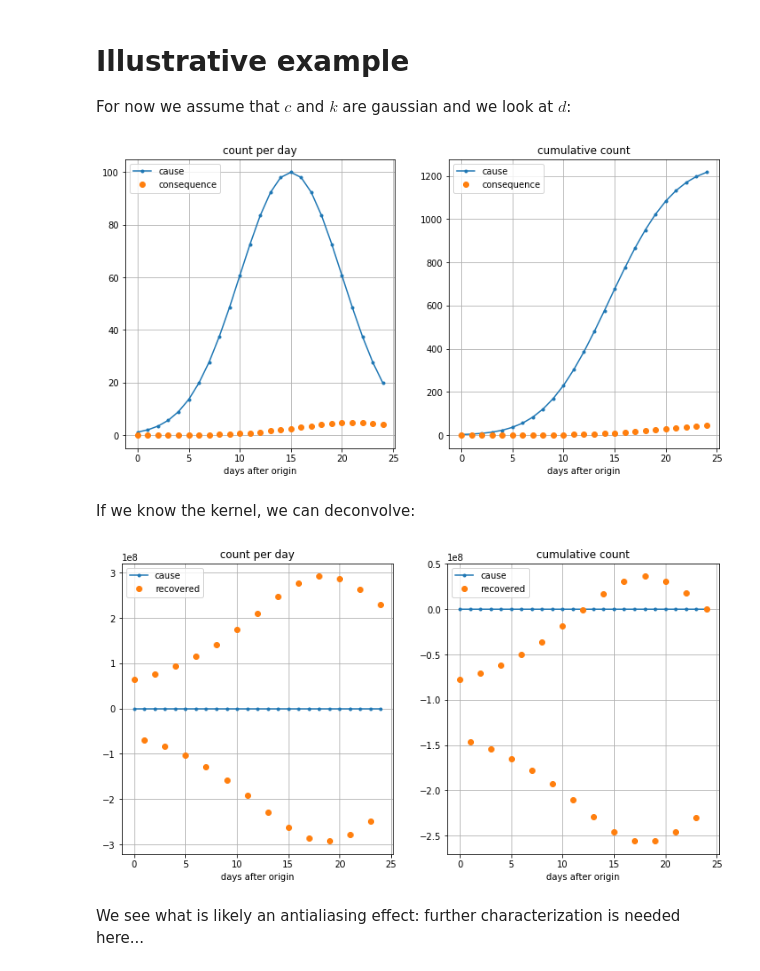
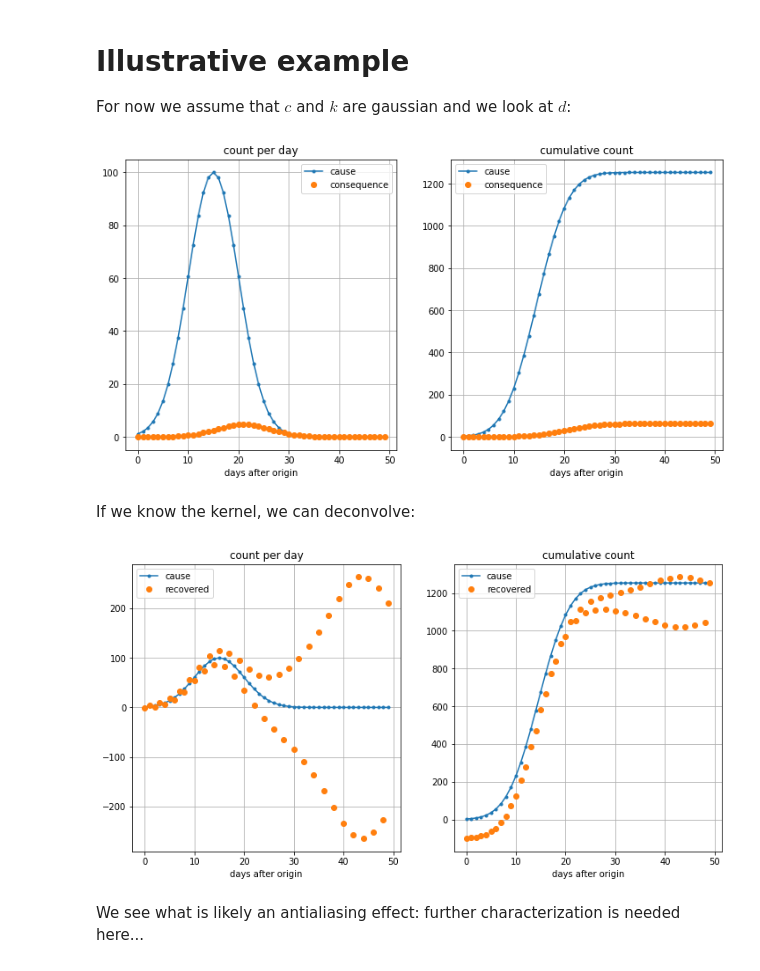
Before and after one commit to fredericpoitevin/tseries-deconvolution, a Jupyter notebook: Deconvolving_causal_time_series.ipynb, the cells around one changed output. Cells and saved outputs as stored; diff of their text form; code cells hidden in the pictures.

```diff
--- a/Deconvolving_causal_time_series.ipynb
+++ b/Deconvolving_causal_time_series.ipynb
@@ -20,14 +20,14 @@ For now we assume that $c$ and $k$ are gaussian and we look at $d$:
 # %%
 import numpy as np
 from matplotlib import pyplot as plt
-ndays=25
+ndays=50
 i = np.arange(-ndays,ndays)
 c = build_c(i, mode='gaussian', params=[100,15,5])
 k = build_k(i, mode='gaussian', params=[0.05,5,2])
 d = build_d(i, cause=c, kernel=k)
 display(ndays,c=c,d=d)
 # %% [output]
-[figure, old version]
+[figure, new version]
 # %% [markdown]
 If we know the kernel, we can deconvolve:
 # %%
@@ -37,7 +37,7 @@ c_recovered_fft = d_fft/k_fft
 c_recovered = np.roll(np.real(np.fft.ifft(c_recovered_fft)),ndays-1)
 display(ndays,c=c,d=c_recovered, labels=['cause', 'recovered'])
 # %% [output]
-[figure, old version]
+[figure, new version]
 # %% [markdown]
 We see what is likely an antialiasing effect: further characterization is needed here...
 # %% [markdown]
```
Also changed, not shown: parts of 2 cells of this notebook.
